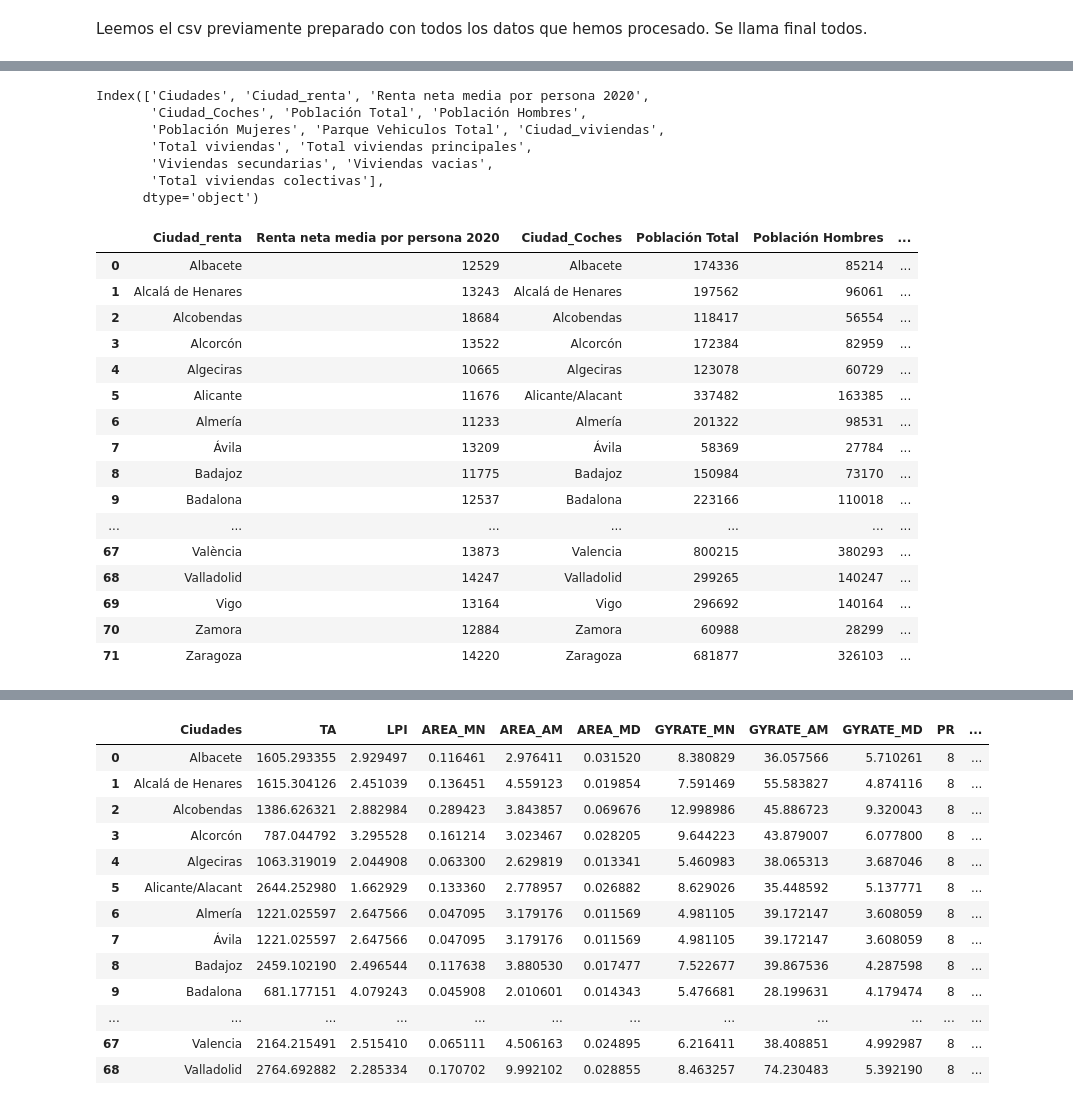
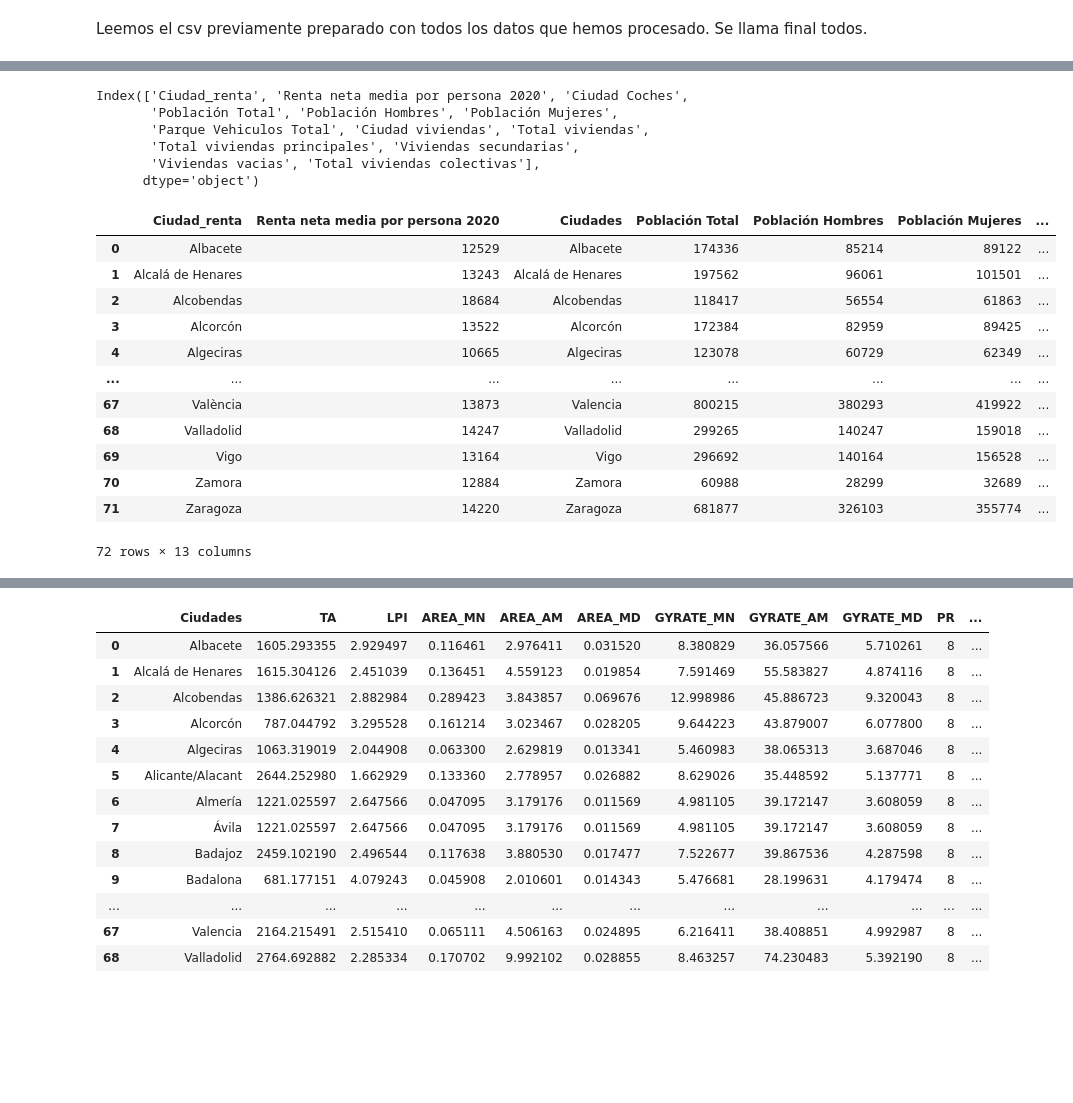
Before and after one commit to cristianvergaraf/clustering-metrics, a Jupyter notebook: datos/metricas/funcion_leer_metricas.ipynb, the cells around one changed output, grey strips where cells are left out. Drawn from its saved outputs; the diff is of its cells as text; code cells hidden in the pictures; blank space fills up the shorter version.

```diff
--- a/datos/metricas/funcion_leer_metricas.ipynb
+++ b/datos/metricas/funcion_leer_metricas.ipynb
@@ -630,0 +651,9 @@ Leemos el csv previamente preparado con todos los datos que hemos procesado. Se
+# %%
+datos_socioeconomicos_excel.columns
+# %% [output]
+Index(['Ciudad_renta', 'Renta neta media por persona 2020', 'Ciudad Coches',
+       'Población Total', 'Población Hombres', 'Población Mujeres',
+       'Parque Vehiculos Total', 'Ciudad viviendas', 'Total viviendas',
+       'Total viviendas principales', 'Viviendas secundarias',
+       'Viviendas vacias', 'Total viviendas colectivas'],
+      dtype='object')
@@ -630,0 +662,16 @@ Leemos el csv previamente preparado con todos los datos que hemos procesado. Se
+# %%
+datos_socioeconomicos_excel
+# %% [output]
+|  | Ciudad_renta | Renta neta media por persona 2020 | Ciudades | Población Total | Población Hombres | Población Mujeres | ... |
+| 0 | Albacete | 12529 | Albacete | 174336 | 85214 | 89122 | ... |
+| 1 | Alcalá de Henares | 13243 | Alcalá de Henares | 197562 | 96061 | 101501 | ... |
+| 2 | Alcobendas | 18684 | Alcobendas | 118417 | 56554 | 61863 | ... |
+| 3 | Alcorcón | 13522 | Alcorcón | 172384 | 82959 | 89425 | ... |
+| 4 | Algeciras | 10665 | Algeciras | 123078 | 60729 | 62349 | ... |
+| ... | ... | ... | ... | ... | ... | ... | ... |
+| 67 | València | 13873 | Valencia | 800215 | 380293 | 419922 | ... |
+| 68 | Valladolid | 14247 | Valladolid | 299265 | 140247 | 159018 | ... |
+| 69 | Vigo | 13164 | Vigo | 296692 | 140164 | 156528 | ... |
+| 70 | Zamora | 12884 | Zamora | 60988 | 28299 | 32689 | ... |
+| 71 | Zaragoza | 14220 | Zaragoza | 681877 | 326103 | 355774 | ... |
+72 rows × 13 columns
@@ -635,10 +681,0 @@ datos_socioeconomicos = pd.read_csv(r'C:\Users\crist\Documents\GitHub\manifolds\
-# %%
-datos_socioeconomicos.columns
-# %% [output]
-Index(['Ciudades', 'Ciudad_renta', 'Renta neta media por persona 2020',
-       'Ciudad_Coches', 'Población Total', 'Población Hombres',
-       'Población Mujeres', 'Parque Vehiculos Total', 'Ciudad_viviendas',
-       'Total viviendas', 'Total viviendas principales',
-       'Viviendas secundarias', 'Viviendas vacias',
-       'Total viviendas colectivas'],
-      dtype='object')
@@ -647,20 +681,0 @@ datos_socioeconomicos = datos_socioeconomicos.drop(['Ciudades'], axis = 1)
-# %%
-datos_socioeconomicos
-# %% [output]
-|  | Ciudad_renta | Renta neta media por persona 2020 | Ciudad_Coches | Población Total | Población Hombres | ... |
-| 0 | Albacete | 12529 | Albacete | 174336 | 85214 | ... |
-| 1 | Alcalá de Henares | 13243 | Alcalá de Henares | 197562 | 96061 | ... |
-| 2 | Alcobendas | 18684 | Alcobendas | 118417 | 56554 | ... |
-| 3 | Alcorcón | 13522 | Alcorcón | 172384 | 82959 | ... |
-| 4 | Algeciras | 10665 | Algeciras | 123078 | 60729 | ... |
-| 5 | Alicante | 11676 | Alicante/Alacant | 337482 | 163385 | ... |
-| 6 | Almería | 11233 | Almería | 201322 | 98531 | ... |
-| 7 | Ávila | 13209 | Ávila | 58369 | 27784 | ... |
-| 8 | Badajoz | 11775 | Badajoz | 150984 | 73170 | ... |
-| 9 | Badalona | 12537 | Badalona | 223166 | 110018 | ... |
-| ... | ... | ... | ... | ... | ... | ... |
-| 67 | València | 13873 | Valencia | 800215 | 380293 | ... |
-| 68 | Valladolid | 14247 | Valladolid | 299265 | 140247 | ... |
-| 69 | Vigo | 13164 | Vigo | 296692 | 140164 | ... |
-| 70 | Zamora | 12884 | Zamora | 60988 | 28299 | ... |
-| 71 | Zaragoza | 14220 | Zaragoza | 681877 | 326103 | ... |
```
Also changed, not shown: parts of 25 cells of this notebook, 1 other file.
